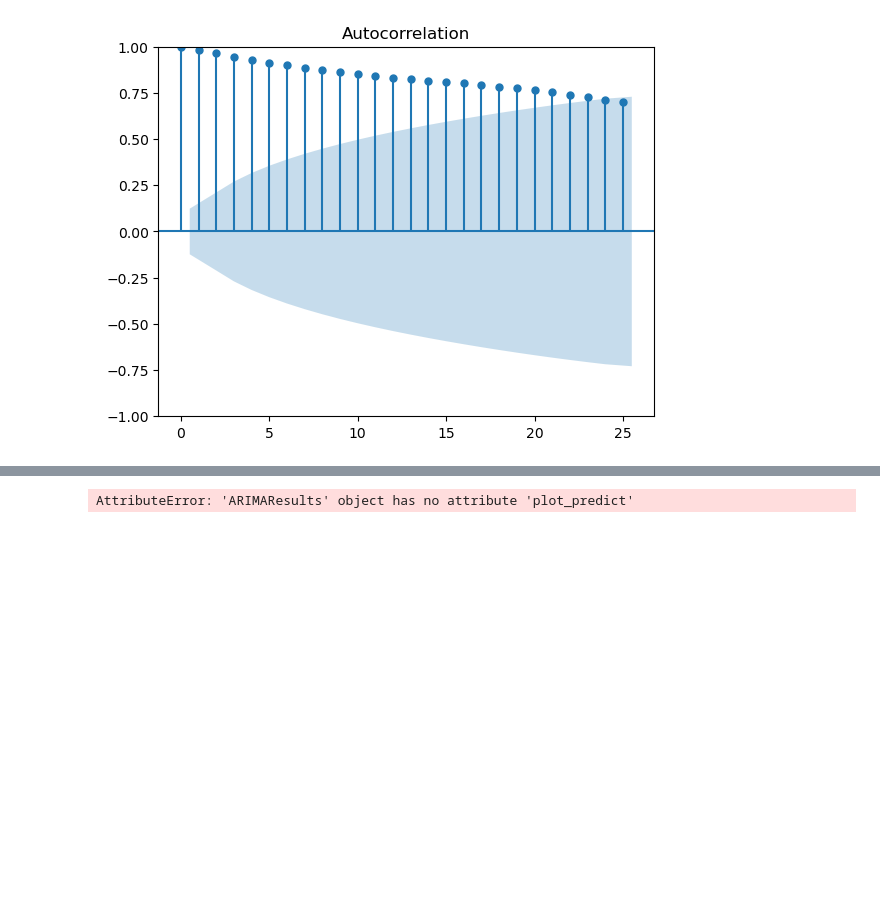
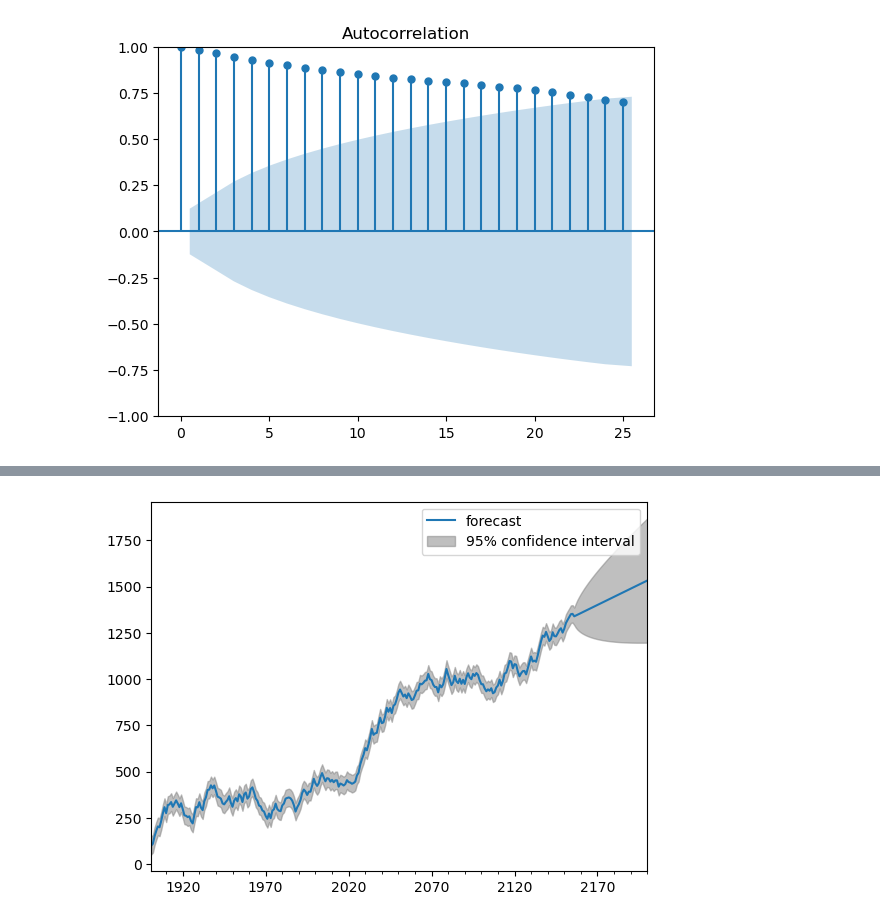
Before and after one commit to 201810610/arima, a Jupyter notebook: another.ipynb, the cells around one changed output, grey strips where cells are left out. Cells and saved outputs as stored; diff of their text form; code cells hidden in the pictures; blank space fills up the shorter version.

```diff
--- a/another.ipynb
+++ b/another.ipynb
@@ -153,4 +154,4 @@ pyplot.plot(predictions_ARIMA)
 # %%
-pred = results.plot_predict(1,365)
+pred = plot_predict(results, 1, 300)
 # %% [output]
-AttributeError: 'ARIMAResults' object has no attribute 'plot_predict'
+[figure, added]
```
Also changed, not shown: parts of 3 cells of this notebook.
